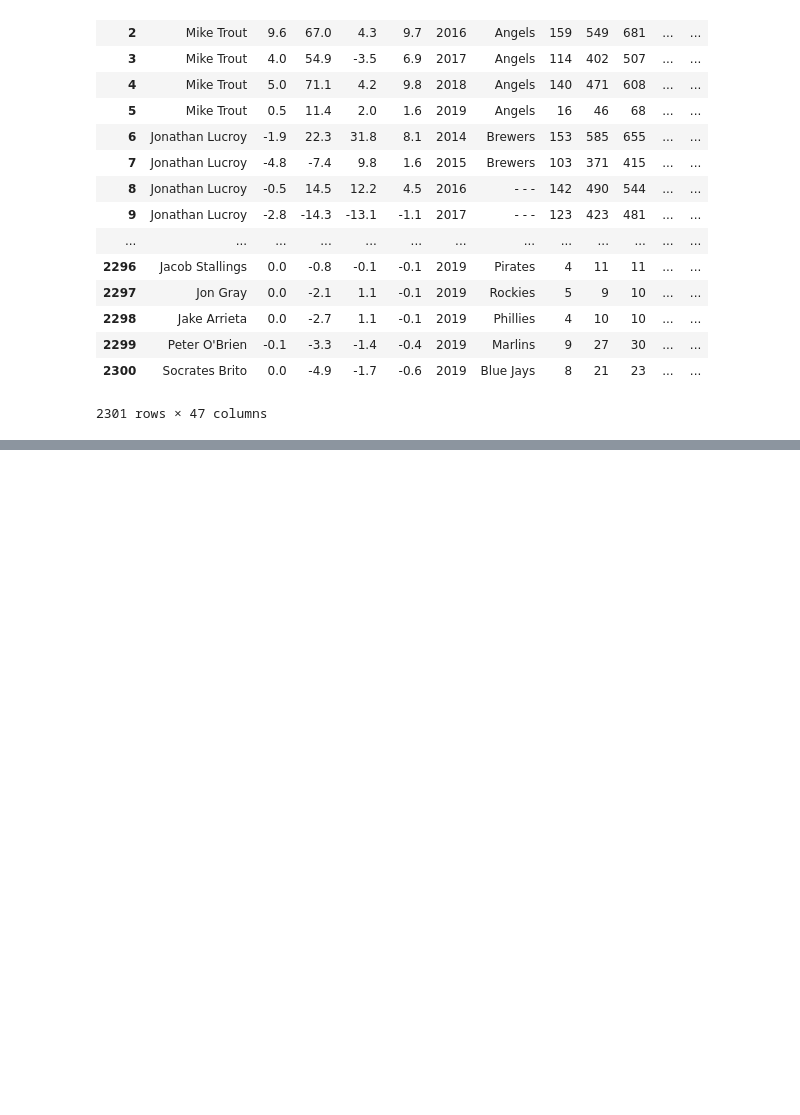
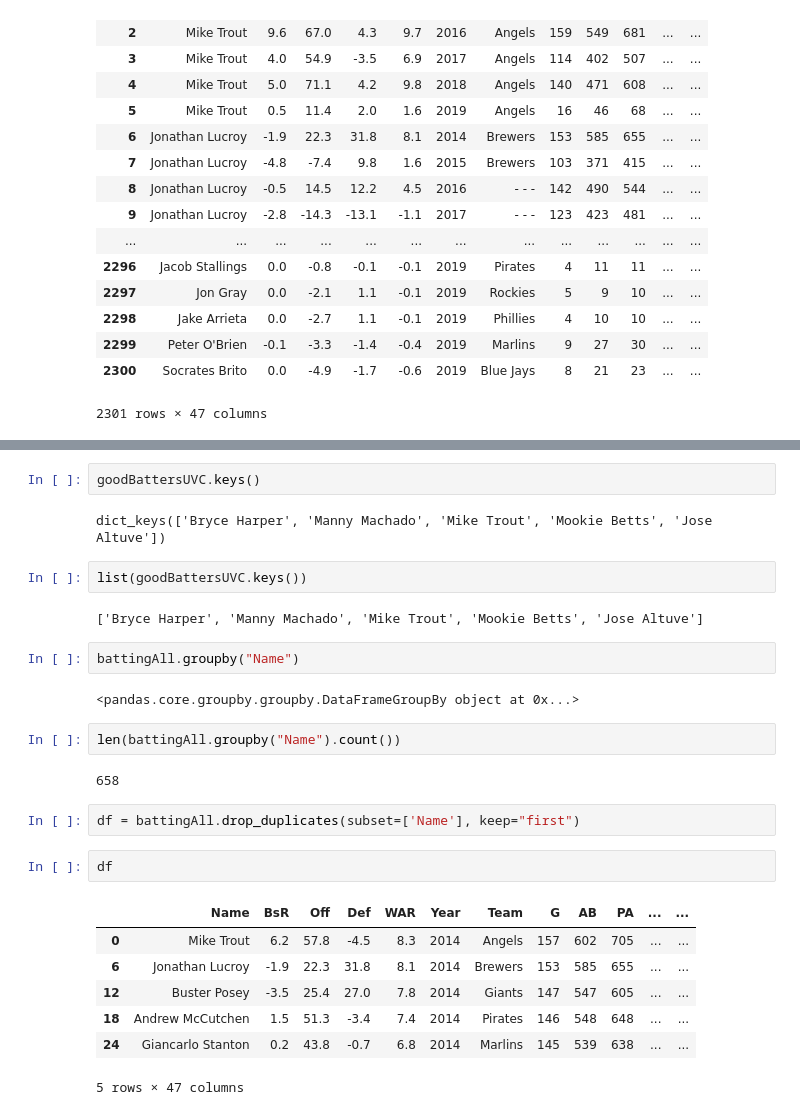
Before and after one commit to aurbanski/SabermetricsFinal, a Jupyter notebook: Python/Untitled.ipynb, the cells around one changed output, grey strips where cells are left out. Drawn from its saved outputs; the diff is of its cells as text; blank space fills up the shorter version.

```diff
--- a/Python/Untitled.ipynb
+++ b/Python/Untitled.ipynb
@@ -305,0 +382,28 @@ battingAll
+# %%
+goodBattersUVC.keys()
+# %% [output]
+dict_keys(['Bryce Harper', 'Manny Machado', 'Mike Trout', 'Mookie Betts', 'Jose Altuve'])
+# %%
+list(goodBattersUVC.keys())
+# %% [output]
+['Bryce Harper', 'Manny Machado', 'Mike Trout', 'Mookie Betts', 'Jose Altuve']
+# %%
+battingAll.groupby("Name")
+# %% [output]
+<pandas.core.groupby.groupby.DataFrameGroupBy object at 0x...>
+# %%
+len(battingAll.groupby("Name").count())
+# %% [output]
+658
+# %%
+df = battingAll.drop_duplicates(subset=['Name'], keep="first")
+# %%
+df
+# %% [output]
+|  | Name | BsR | Off | Def | WAR | Year | Team | G | AB | PA | ... | ... |
+| 0 | Mike Trout | 6.2 | 57.8 | -4.5 | 8.3 | 2014 | Angels | 157 | 602 | 705 | ... | ... |
+| 6 | Jonathan Lucroy | -1.9 | 22.3 | 31.8 | 8.1 | 2014 | Brewers | 153 | 585 | 655 | ... | ... |
+| 12 | Buster Posey | -3.5 | 25.4 | 27.0 | 7.8 | 2014 | Giants | 147 | 547 | 605 | ... | ... |
+| 18 | Andrew McCutchen | 1.5 | 51.3 | -3.4 | 7.4 | 2014 | Pirates | 146 | 548 | 648 | ... | ... |
+| 24 | Giancarlo Stanton | 0.2 | 43.8 | -0.7 | 6.8 | 2014 | Marlins | 145 | 539 | 638 | ... | ... |
+5 rows × 47 columns
```
Also changed, not shown: parts of 18 cells of this notebook, 36 other files.
